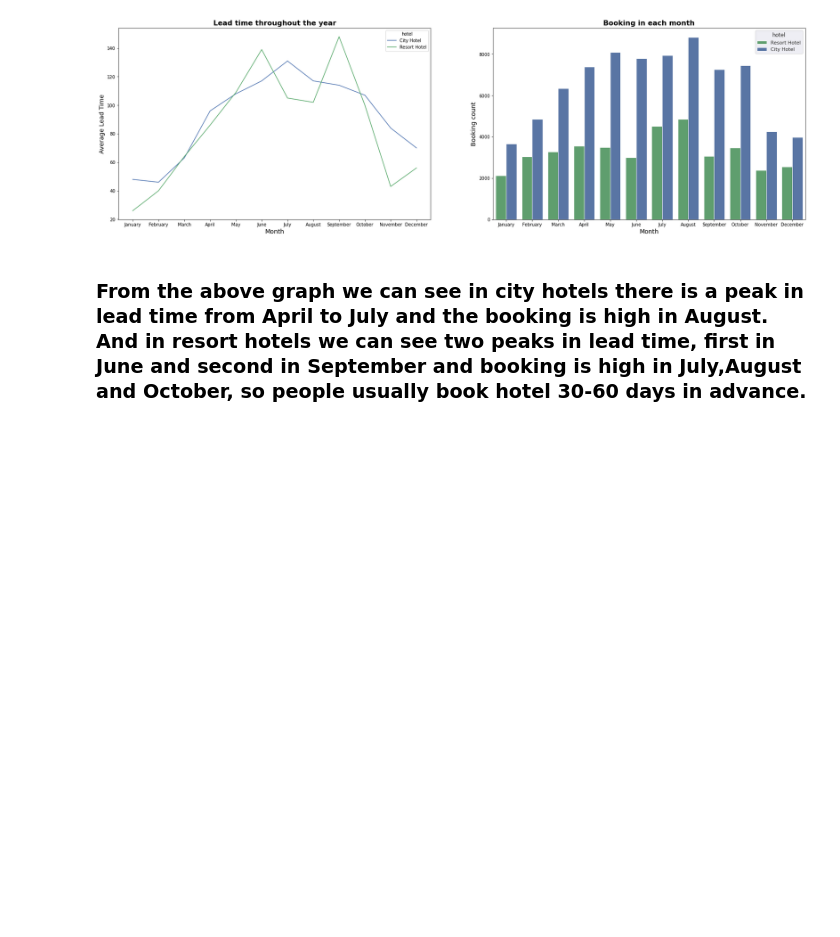
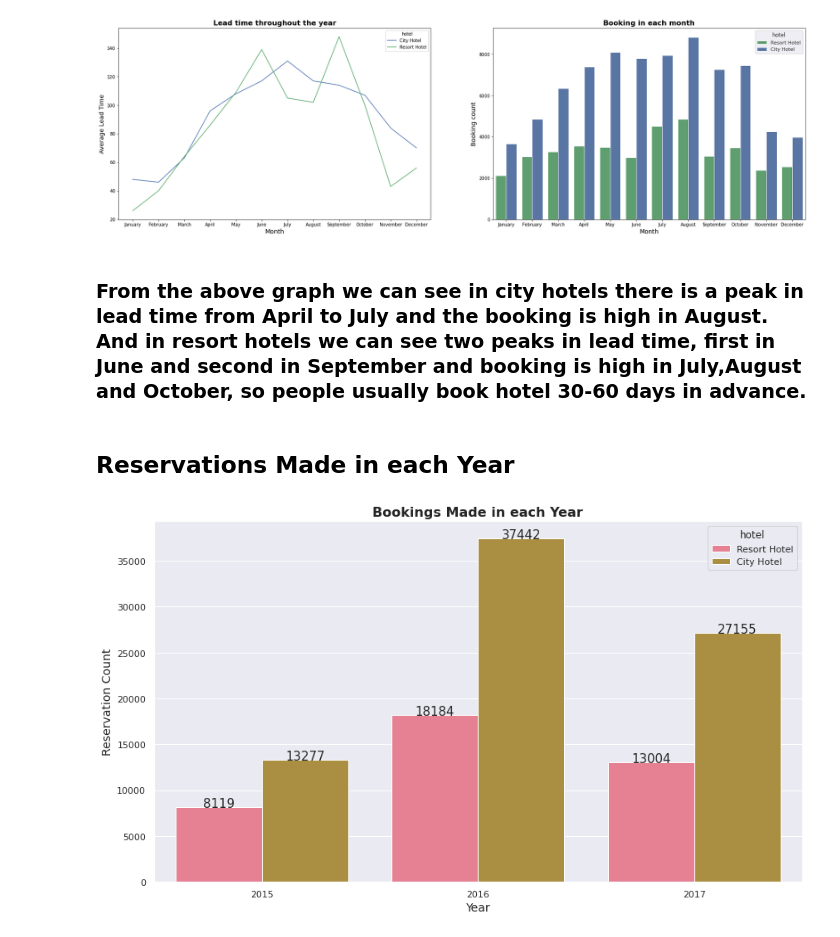
Before and after one commit to sanjaypauloct1989/6.Hotel-booking-EDA, a Jupyter notebook: Hotel Booking Analysis-Capstone Project.ipynb, the cells around one changed output. Cells and saved outputs as stored; diff of their text form; code cells hidden in the pictures; blank space fills up the shorter version.

```diff
--- a/Hotel Booking Analysis-Capstone Project.ipynb
+++ b/Hotel Booking Analysis-Capstone Project.ipynb
@@ -443,3 +445,17 @@ Text(0, 0.5, 'Booking count')
 [figure]
 # %% [markdown]
 ### From the above graph we can see in city hotels there is a peak in lead time from April to July and the booking is high in August. And in resort hotels we can see two peaks in lead time, first in June and second in September and booking is high in July,August and October, so people usually book hotel 30-60 days in advance.
+# %% [markdown]
+## **Reservations Made in each Year**
+# %%
+# This graph shows the booking made in each month for different hotel types.
+sns.set(rc={'figure.figsize':(14,8)})
+sns.set_palette("husl")
+ax = sns.countplot(x = 'arrival_date_year',hue='hotel', data=new_df)
+ax.set_title('Bookings Made in each Year',fontsize = 16, fontweight='bold')
+ax.set_xlabel('Year',fontsize = 14)
+ax.set_ylabel('Reservation Count',fontsize = 14)
+for rect in ax.patches:
+   ax.text (rect.get_x() + rect.get_width()  / 2,rect.get_height()+ 0.20,rect.get_height(),horizontalalignment='center', fontsize = 15)
+# %% [output]
+[figure, added]
```
Also changed, not shown: parts of 4 cells of this notebook.
